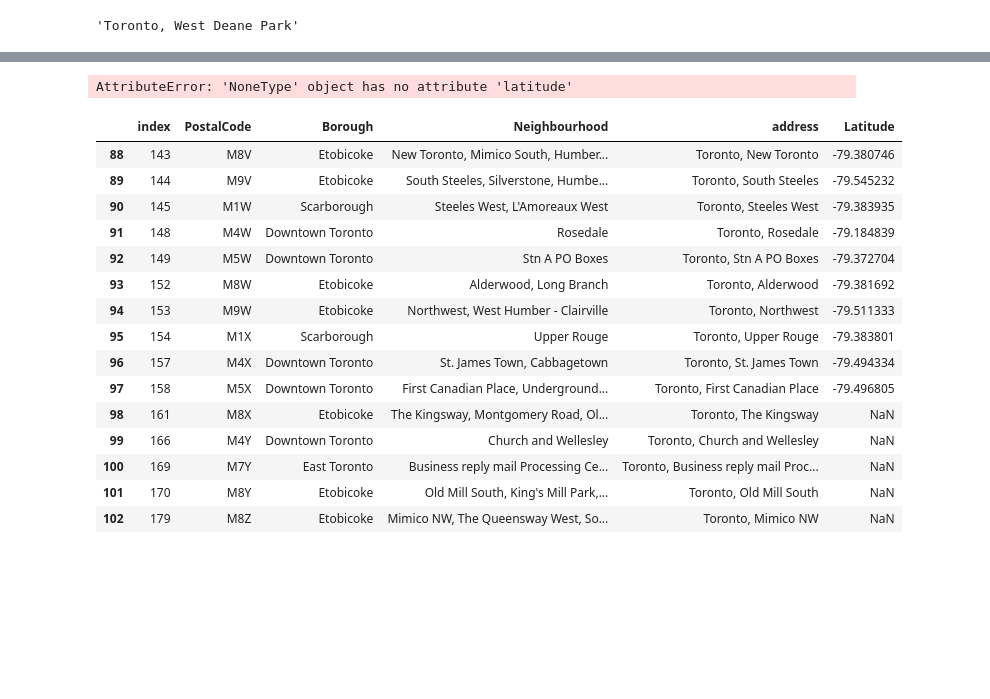
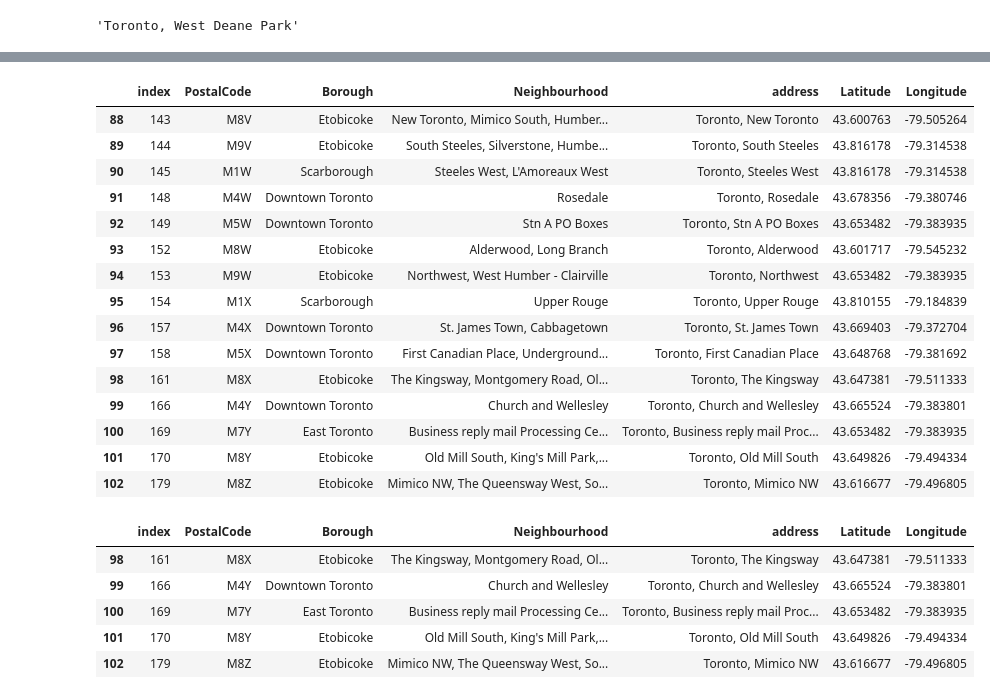
Before and after one commit to duarfel7/git-example, a Jupyter notebook: Project Week 3.ipynb, the cells around one changed output, grey strips where cells are left out. Drawn from its saved outputs; the diff is of its cells as text; code cells hidden in the pictures; blank space fills up the shorter version.

```diff
--- a/Project Week 3.ipynb
+++ b/Project Week 3.ipynb
@@ -214,3 +199,0 @@ See the caveats in the documentation: https://pandas.pydata.org/pandas-docs/stab
-# %%
-df_locat.reset_index(inplace=True)
-df_locat.head(15)
@@ -234,33 +200,46 @@ df_locat.head(15)
 # %%
 locationLL = []
 for x in range(0,len(df_locat)):
-    locationLL.append(
-        {
-            'Latitude': df_locat['location'][x].latitude,
-            'Longitude': df_locat['location'][x].longitude
-        }
+    if pd.isna(df_locat['location'][x])==0:
+
+        locationLL.append(
+            {
+
+                'Latitude': df_locat['location'][x].latitude,
+                'Longitude': df_locat['location'][x].longitude
+            }
+
+              )
+    else:
+
+            locationLL.append(
+
+            {
+
+                'Latitude': 43.6534817,
+                'Longitude': -79.3839347
+            }
+
     )
 df_location=pd.DataFrame(locationLL)
-# %% [output]
-AttributeError: 'NoneType' object has no attribute 'latitude'
 # %%
 df1['Latitude']= df_location['Latitude']
-df1['Longitud']= df_location['Longitude']
+df1['Longitude']= df_location['Longitude']
 df1.tail(15)
 # %% [output]
-|  | index | PostalCode | Borough | Neighbourhood | address | Latitude |
-| 88 | 143 | M8V | Etobicoke | New Toronto, Mimico South, Humber... | Toronto, New Toronto | -79.380746 |
-| 89 | 144 | M9V | Etobicoke | South Steeles, Silverstone, Humbe... | Toronto, South Steeles | -79.545232 |
-| 90 | 145 | M1W | Scarborough | Steeles West, L'Amoreaux West | Toronto, Steeles West | -79.383935 |
-| 91 | 148 | M4W | Downtown Toronto | Rosedale | Toronto, Rosedale | -79.184839 |
-| 92 | 149 | M5W | Downtown Toronto | Stn A PO Boxes | Toronto, Stn A PO Boxes | -79.372704 |
-| 93 | 152 | M8W | Etobicoke | Alderwood, Long Branch | Toronto, Alderwood | -79.381692 |
-| 94 | 153 | M9W | Etobicoke | Northwest, West Humber - Clairville | Toronto, Northwest | -79.511333 |
-| 95 | 154 | M1X | Scarborough | Upper Rouge | Toronto, Upper Rouge | -79.383801 |
-| 96 | 157 | M4X | Downtown Toronto | St. James Town, Cabbagetown | Toronto, St. James Town | -79.494334 |
-| 97 | 158 | M5X | Downtown Toronto | First Canadian Place, Underground... | Toronto, First Canadian Place | -79.496805 |
-| 98 | 161 | M8X | Etobicoke | The Kingsway, Montgomery Road, Ol... | Toronto, The Kingsway | NaN |
-| 99 | 166 | M4Y | Downtown Toronto | Church and Wellesley | Toronto, Church and Wellesley | NaN |
-| 100 | 169 | M7Y | East Toronto | Business reply mail Processing Ce... | Toronto, Business reply mail Proc... | NaN |
-| 101 | 170 | M8Y | Etobicoke | Old Mill South, King's Mill Park,... | Toronto, Old Mill South | NaN |
-| 102 | 179 | M8Z | Etobicoke | Mimico NW, The Queensway West, So... | Toronto, Mimico NW | NaN |
+|  | index | PostalCode | Borough | Neighbourhood | address | Latitude | Longitude |
+| 88 | 143 | M8V | Etobicoke | New Toronto, Mimico South, Humber... | Toronto, New Toronto | 43.600763 | -79.505264 |
+| 89 | 144 | M9V | Etobicoke | South Steeles, Silverstone, Humbe... | Toronto, South Steeles | 43.816178 | -79.314538 |
+| 90 | 145 | M1W | Scarborough | Steeles West, L'Amoreaux West | Toronto, Steeles West | 43.816178 | -79.314538 |
+| 91 | 148 | M4W | Downtown Toronto | Rosedale | Toronto, Rosedale | 43.678356 | -79.380746 |
+| 92 | 149 | M5W | Downtown Toronto | Stn A PO Boxes | Toronto, Stn A PO Boxes | 43.653482 | -79.383935 |
+| 93 | 152 | M8W | Etobicoke | Alderwood, Long Branch | Toronto, Alderwood | 43.601717 | -79.545232 |
+| 94 | 153 | M9W | Etobicoke | Northwest, West Humber - Clairville | Toronto, Northwest | 43.653482 | -79.383935 |
+| 95 | 154 | M1X | Scarborough | Upper Rouge | Toronto, Upper Rouge | 43.810155 | -79.184839 |
+| 96 | 157 | M4X | Downtown Toronto | St. James Town, Cabbagetown | Toronto, St. James Town | 43.669403 | -79.372704 |
+| 97 | 158 | M5X | Downtown Toronto | First Canadian Place, Underground... | Toronto, First Canadian Place | 43.648768 | -79.381692 |
+| 98 | 161 | M8X | Etobicoke | The Kingsway, Montgomery Road, Ol... | Toronto, The Kingsway | 43.647381 | -79.511333 |
+| 99 | 166 | M4Y | Downtown Toronto | Church and Wellesley | Toronto, Church and Wellesley | 43.665524 | -79.383801 |
+| 100 | 169 | M7Y | East Toronto | Business reply mail Processing Ce... | Toronto, Business reply mail Proc... | 43.653482 | -79.383935 |
+| 101 | 170 | M8Y | Etobicoke | Old Mill South, King's Mill Park,... | Toronto, Old Mill South | 43.649826 | -79.494334 |
+| 102 | 179 | M8Z | Etobicoke | Mimico NW, The Queensway West, So... | Toronto, Mimico NW | 43.616677 | -79.496805 |
@@ -268,0 +246,11 @@ df_location.to_csv('toronto.csv',index=False)
+# %%
+df1.dropna(subset=['Latitude'],inplace=True)
+df1.reset_index()
+df1.tail()
+# %% [output]
+|  | index | PostalCode | Borough | Neighbourhood | address | Latitude | Longitude |
+| 98 | 161 | M8X | Etobicoke | The Kingsway, Montgomery Road, Ol... | Toronto, The Kingsway | 43.647381 | -79.511333 |
+| 99 | 166 | M4Y | Downtown Toronto | Church and Wellesley | Toronto, Church and Wellesley | 43.665524 | -79.383801 |
+| 100 | 169 | M7Y | East Toronto | Business reply mail Processing Ce... | Toronto, Business reply mail Proc... | 43.653482 | -79.383935 |
+| 101 | 170 | M8Y | Etobicoke | Old Mill South, King's Mill Park,... | Toronto, Old Mill South | 43.649826 | -79.494334 |
+| 102 | 179 | M8Z | Etobicoke | Mimico NW, The Queensway West, So... | Toronto, Mimico NW | 43.616677 | -79.496805 |
```
Also changed, not shown: parts of 8 cells of this notebook.
